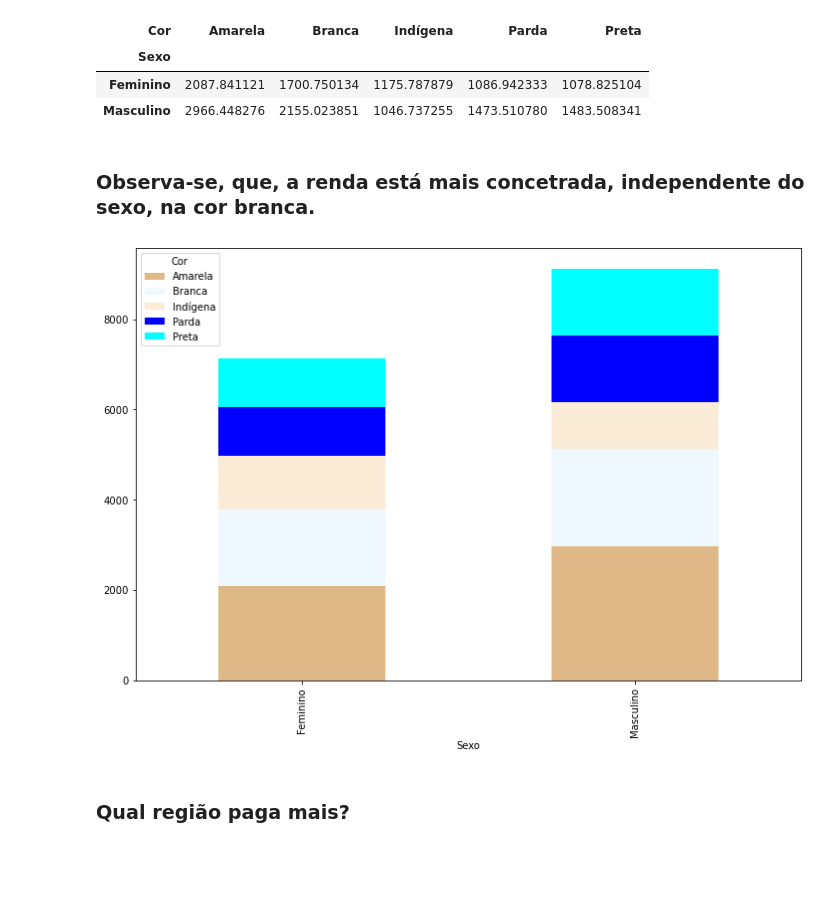
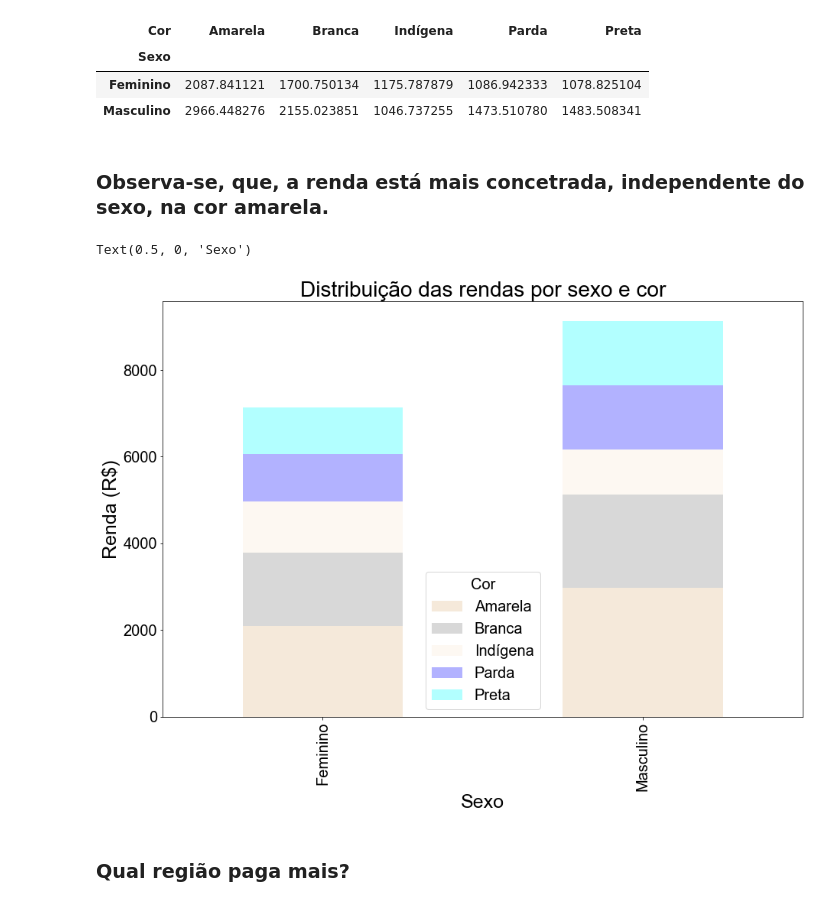
Before and after one commit to Marcus-Bernard0/Data-Science-projects, a Jupyter notebook: 1 - Projeto PNAD/Projeto.ipynb, the cells around one changed output. Drawn from its saved outputs; the diff is of its cells as text; code cells hidden in the pictures; blank space fills up the shorter version.

```diff
--- a/1 - Projeto PNAD/Projeto.ipynb
+++ b/1 - Projeto PNAD/Projeto.ipynb
@@ -424,9 +424,13 @@ frequencia
 | Feminino | 2087.841121 | 1700.750134 | 1175.787879 | 1086.942333 | 1078.825104 |
 | Masculino | 2966.448276 | 2155.023851 | 1046.737255 | 1473.510780 | 1483.508341 |
 # %% [markdown]
-### Observa-se, que, a renda está mais concetrada, independente do sexo, na cor branca.
+### Observa-se, que, a renda está mais concetrada, independente do sexo, na cor amarela.
-# %%
-frequencia.plot.bar(stacked = True, color = ['#DEB887', '#F0F8FF', '#FAEBD7', '#0000FF', '#00FFFF'])
-plt.show()
-# %% [output]
-[figure, removed]
+# %%
+ax = frequencia.plot.bar(stacked = True, color = ['#DEB887', '#808080', '#FAEBD7', '#0000FF', '#00FFFF'], alpha = .3)
+ax.figure.set_size_inches(15, 10)
+ax.set_title("Distribuição das rendas por sexo e cor", {'fontsize' : 28})
+ax.set_ylabel("Renda (R$)", {'fontsize' : 25})
+ax.set_xlabel("Sexo", {'fontsize' : 25})
+# %% [output]
+Text(0.5, 0, 'Sexo')
+[figure, added]
```
Also changed, not shown: parts of 10 cells of this notebook, 2 other files.
